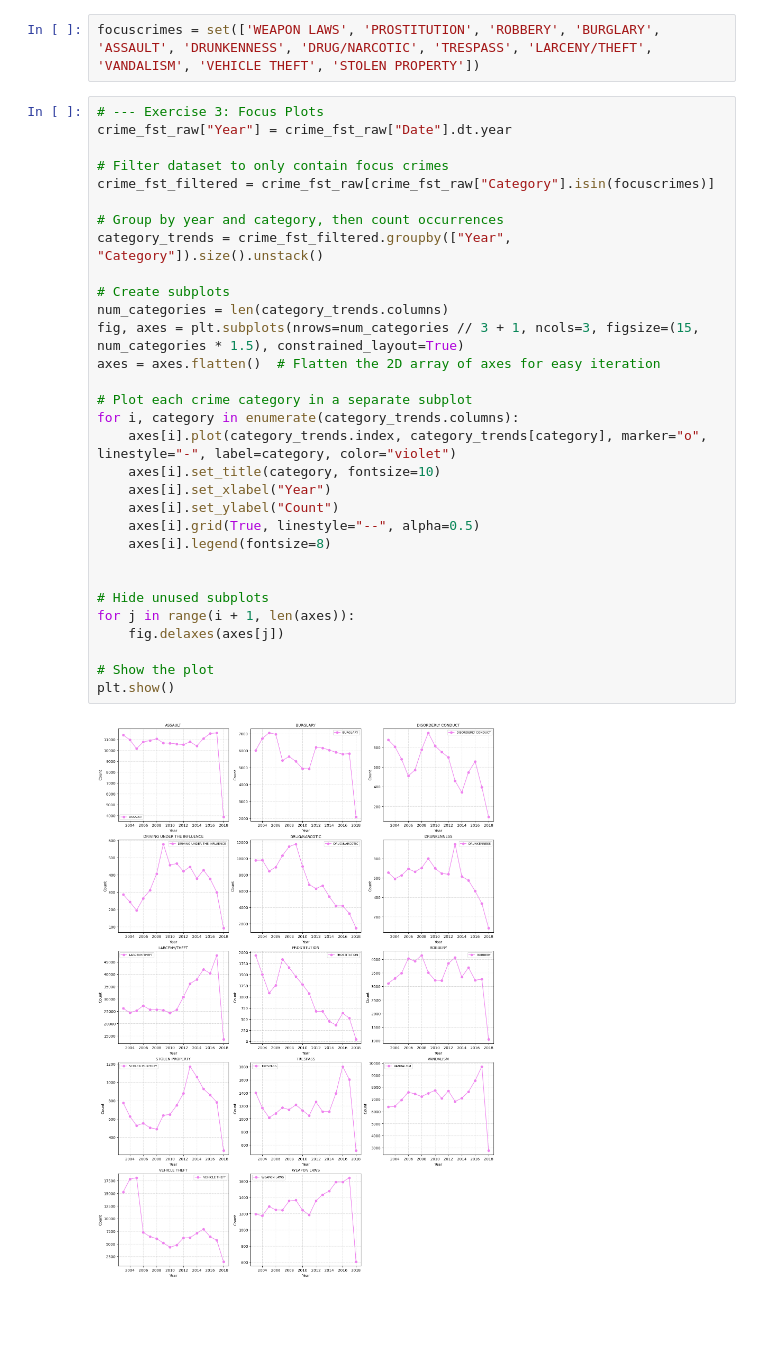
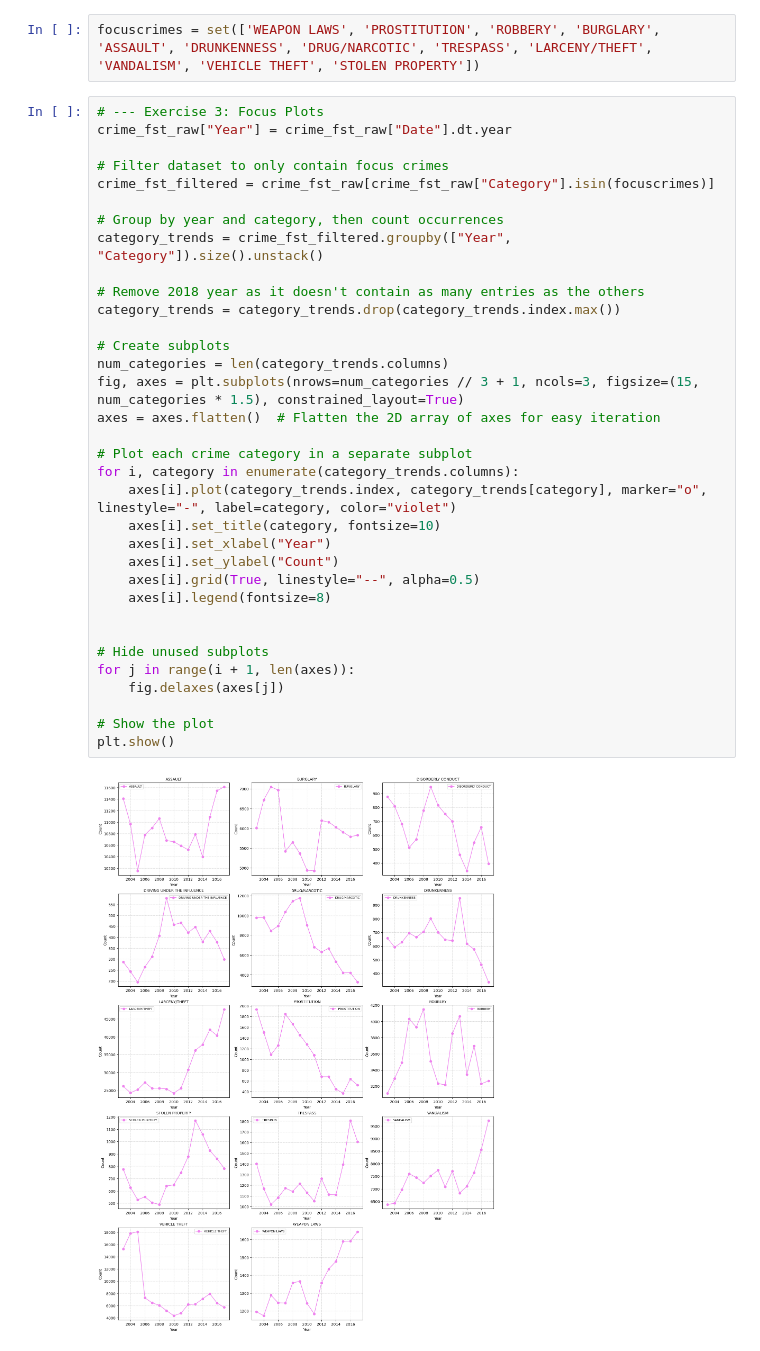
Before and after one commit to rakulmaria/socialdata2025, a Jupyter notebook: lectures/Week1.ipynb, the cells around one changed output. Cells and saved outputs as stored; diff of their text form; blank space fills up the shorter version.

```diff
--- a/lectures/Week1.ipynb
+++ b/lectures/Week1.ipynb
@@ -234,34 +234,37 @@ focuscrimes = set(['WEAPON LAWS', 'PROSTITUTION', 'ROBBERY', 'BURGLARY', 'ASSAUL
 crime_fst_raw["Year"] = crime_fst_raw["Date"].dt.year
 
 # Filter dataset to only contain focus crimes
 crime_fst_filtered = crime_fst_raw[crime_fst_raw["Category"].isin(focuscrimes)]
 
 # Group by year and category, then count occurrences
 category_trends = crime_fst_filtered.groupby(["Year", "Category"]).size().unstack()
+
+# Remove 2018 year as it doesn't contain as many entries as the others
+category_trends = category_trends.drop(category_trends.index.max())
 
 # Create subplots
 num_categories = len(category_trends.columns)
 fig, axes = plt.subplots(nrows=num_categories // 3 + 1, ncols=3, figsize=(15, num_categories * 1.5), constrained_layout=True)
 axes = axes.flatten()  # Flatten the 2D array of axes for easy iteration
 
 # Plot each crime category in a separate subplot
 for i, category in enumerate(category_trends.columns):
     axes[i].plot(category_trends.index, category_trends[category], marker="o", linestyle="-", label=category, color="violet")
     axes[i].set_title(category, fontsize=10)
     axes[i].set_xlabel("Year")
     axes[i].set_ylabel("Count")
     axes[i].grid(True, linestyle="--", alpha=0.5)
     axes[i].legend(fontsize=8)
 
 
 # Hide unused subplots
 for j in range(i + 1, len(axes)):
     fig.delaxes(axes[j])
 
 # Show the plot
 plt.show()
 # %% [output]
-[figure, old version]
+[figure, new version]
 # %% [markdown]
 My plots (with only 2003-2018 data) look like this for the 14 focus crimes:
 
```
Also changed, not shown: parts of 1 cell of this notebook, 1 other file.
